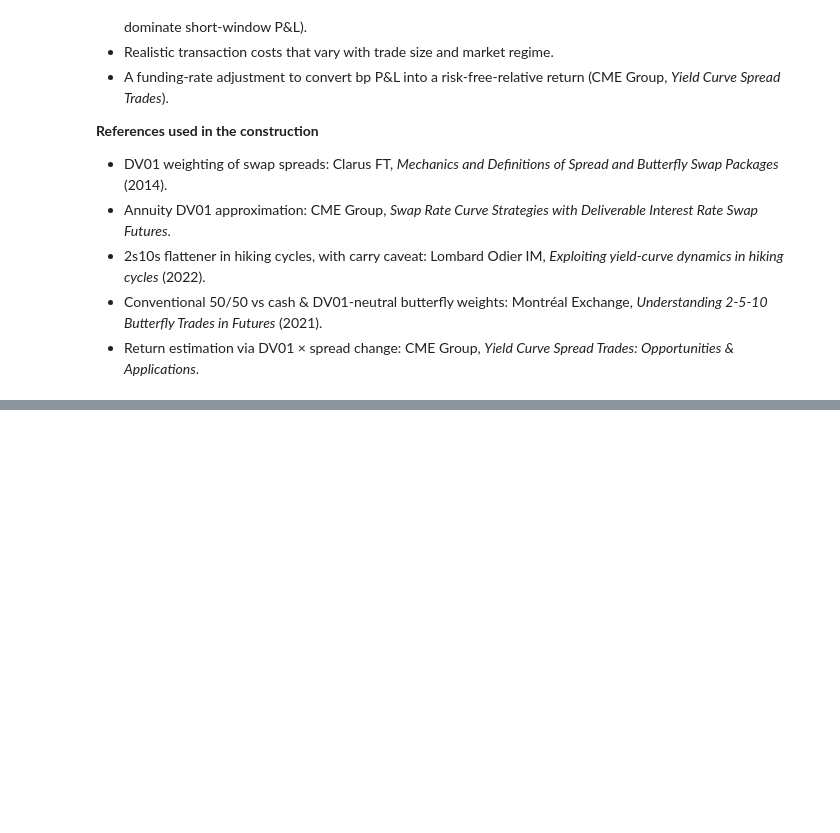
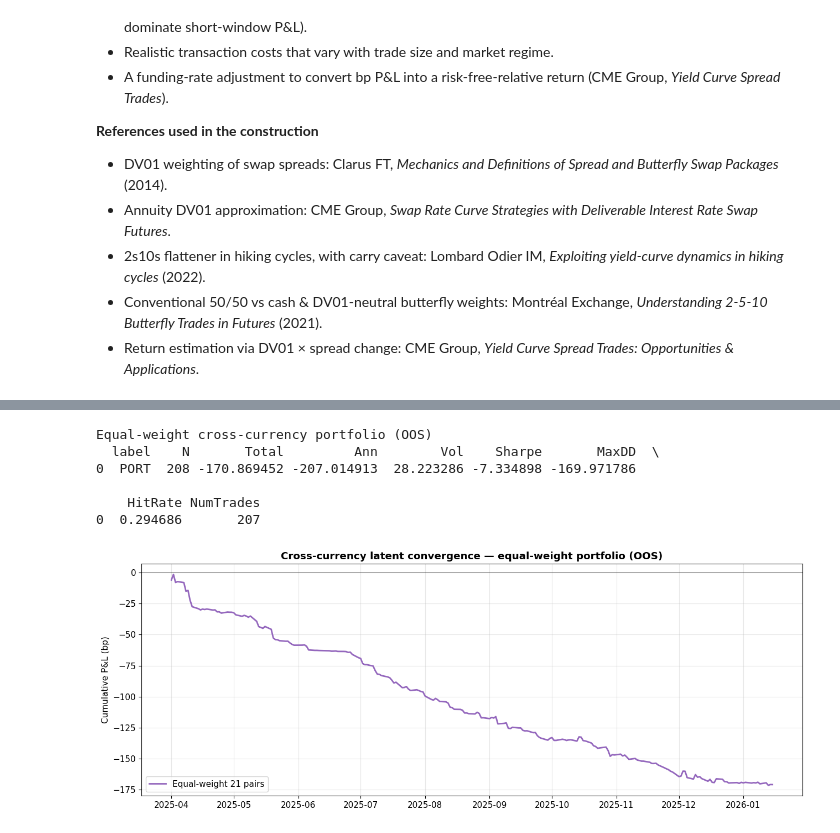
Before and after one commit to hamzaelarji/topics-in-derivative-pricing-Coursework, a Jupyter notebook: 04_trading_signals.ipynb, the cells around one changed output, grey strips where cells are left out. Saved outputs shown, nothing was run; the diff lists cells and outputs as text; code cells hidden in the pictures; blank space fills up the shorter version.

```diff
--- a/04_trading_signals.ipynb
+++ b/04_trading_signals.ipynb
@@ -939,0 +1151,30 @@ genuine alpha.
+# %%
+# ── Equal-weight portfolio across all 21 pairs ──────────────────
+pair_pnl = pd.concat(
+    [pair_results[p].loc[pair_results[p].index > TRAIN_CUTOFF, "pnl"].rename(f"{p[0]}-{p[1]}")
+     for p in PAIRS],
+    axis=1,
+).fillna(0.0)
+
+port_pair_pnl = pair_pnl.mean(axis=1)
+print("Equal-weight cross-currency portfolio (OOS)")
+print(pd.Series(perf_stats(port_pair_pnl, "PORT")).to_frame().T.round(2))
+
+fig, ax = plt.subplots(figsize=(13, 5))
+ax.plot(port_pair_pnl.cumsum(), lw=2, color="tab:purple", label="Equal-weight 21 pairs")
+ax.axhline(0, color="black", lw=0.5)
+ax.set_title("Cross-currency latent convergence — equal-weight portfolio (OOS)",
+             fontweight="bold")
+ax.set_ylabel("Cumulative P&L (bp)")
+ax.legend()
+plt.tight_layout()
+plt.savefig(FIG_DIR / "fig_22_xccy_convergence.png", dpi=140, bbox_inches="tight")
+plt.show()
+# %% [output]
+Equal-weight cross-currency portfolio (OOS)
+  label    N       Total         Ann        Vol    Sharpe       MaxDD  \
+0  PORT  208 -170.869452 -207.014913  28.223286 -7.334898 -169.971786
+
+    HitRate NumTrades
+0  0.294686       207
+[figure, added]
```
Also changed, not shown: parts of 13 cells of this notebook.
